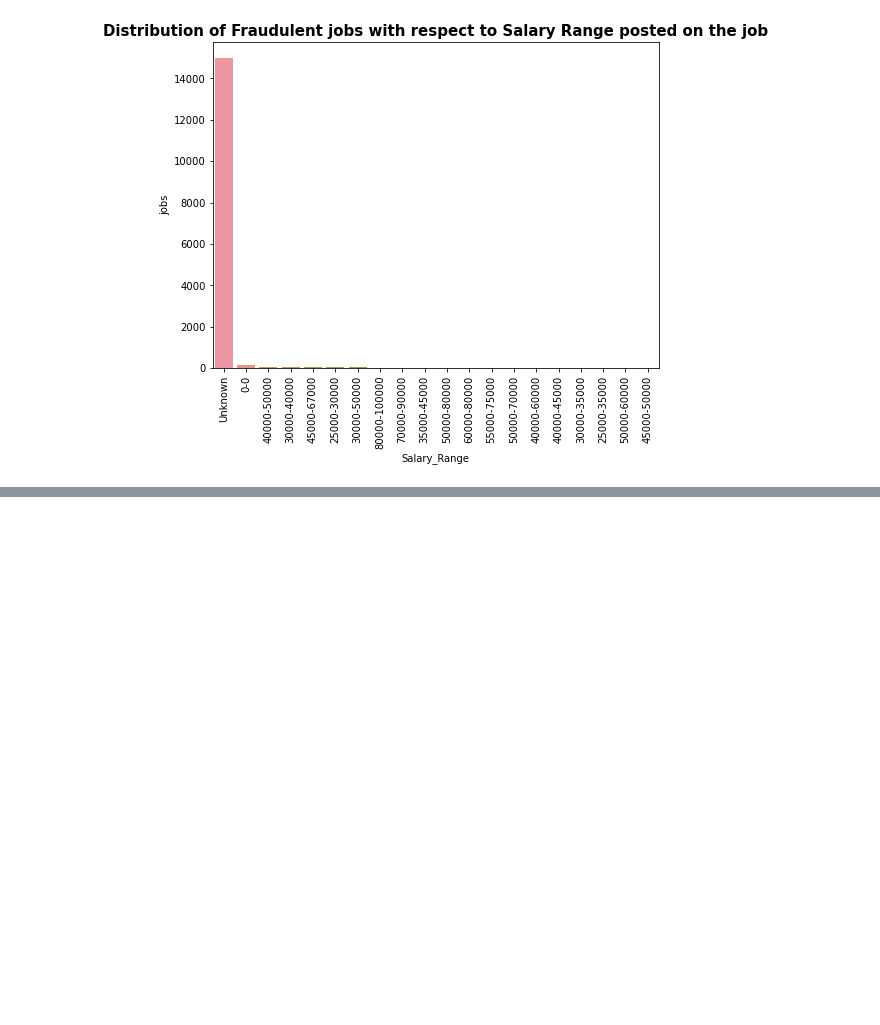
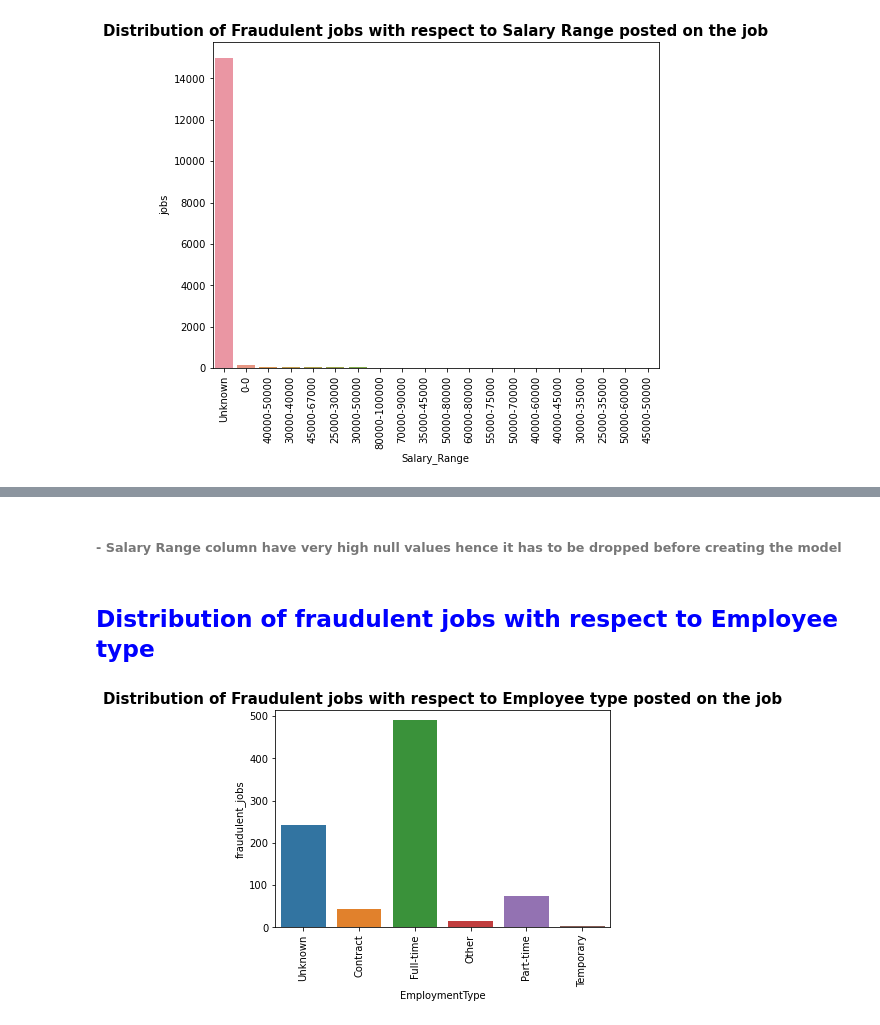
Before and after one commit to Shrestha097/Python_proj_EAS503, a Jupyter notebook: RealVsFakeJobPosting.ipynb, the cells around one changed output, grey strips where cells are left out. Drawn from its saved outputs; the diff is of its cells as text; code cells hidden in the pictures; blank space fills up the shorter version.

```diff
--- a/RealVsFakeJobPosting.ipynb
+++ b/RealVsFakeJobPosting.ipynb
@@ -1260,0 +1131,24 @@ df.neighbourhood_group.value_counts()
+# %% [markdown]
+###### - Salary Range column have very high null values hence it has to be dropped before creating the model
+# %% [markdown]
+<h2 style = "color : Blue"> Distribution of fraudulent jobs with respect to Employee type</h2>
+# %%
+sql_statement_eda = """
+select
+CASE e.EmploymentType
+        WHEN '' THEN 'Unknown'
+        ELSE e.EmploymentType
+    END EmploymentType,
+    count(p.job_id) as fraudulent_jobs from EmploymentTypes e
+inner join Posting p
+on e.EmploymentTypeId = p.EmploymentTypeId
+where p.fraudulent = 1
+group by EmploymentType
+"""
+df = pd.read_sql_query(sql_statement_eda,conn1)
+sns.barplot(x = df.EmploymentType, y = df.fraudulent_jobs)
+plt.xticks(rotation = 90)
+plt.title('Distribution of Fraudulent jobs with respect to Employee type posted on the job',size=15, weight='bold')
+plt.show()
+# %% [output]
+[figure, added]
```
Also changed, not shown: parts of 141 cells of this notebook.
